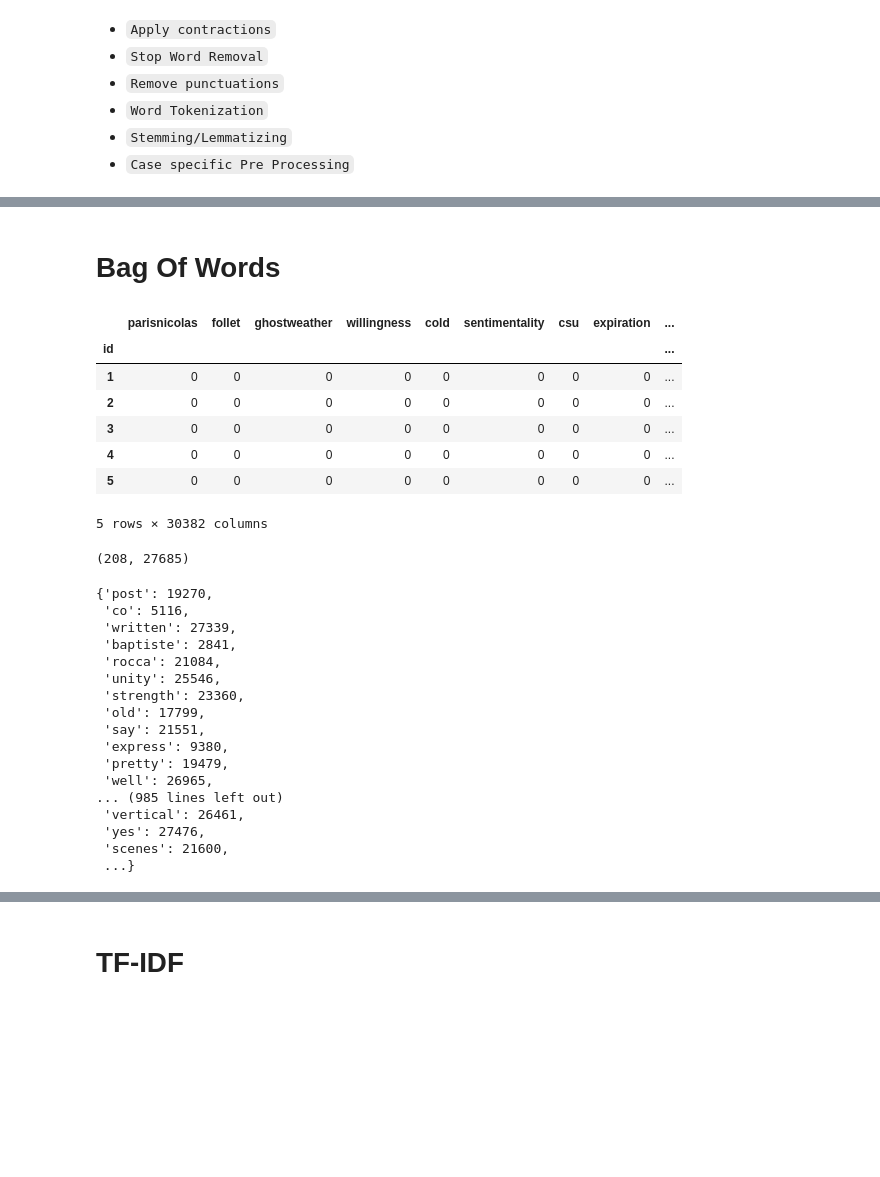
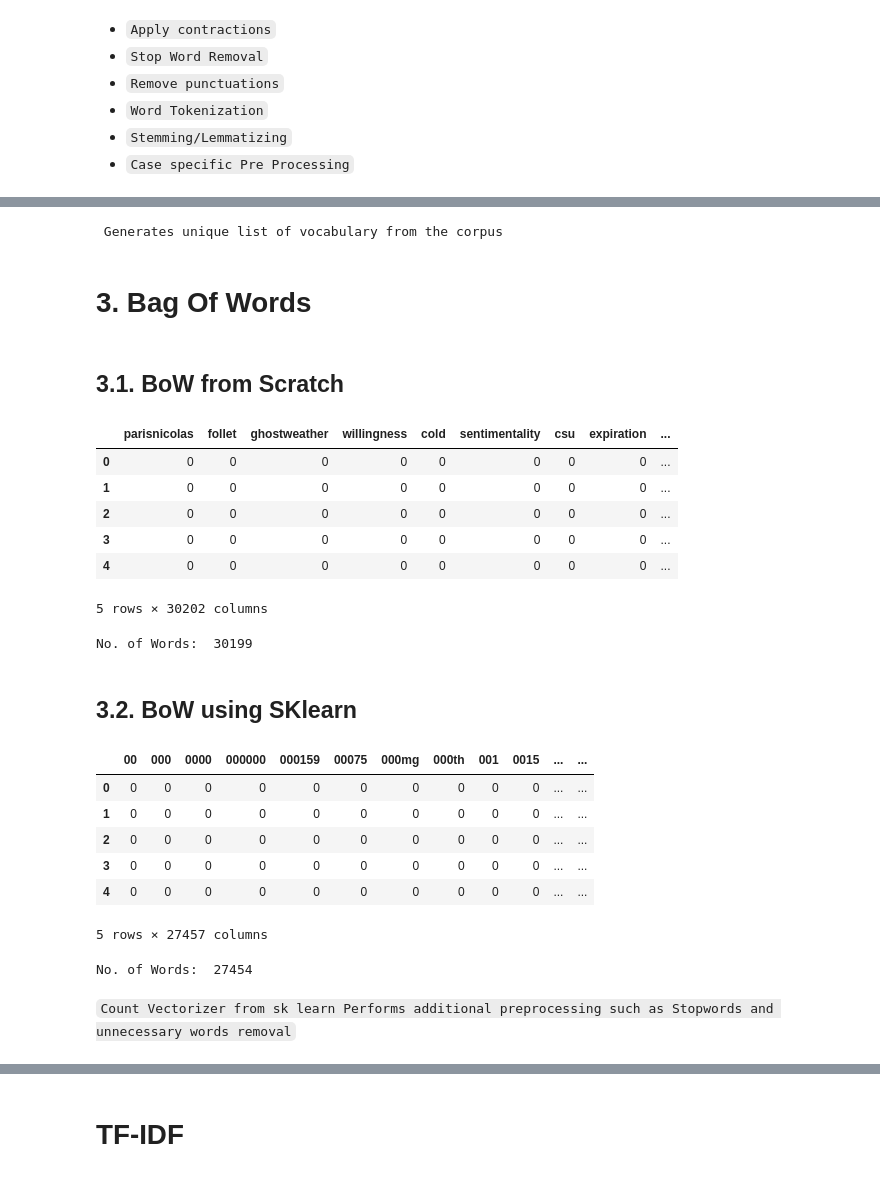
Before and after one commit to muthuganeshece/NLP, a Jupyter notebook: Practise/NLP2.ipynb, the cells around one changed output, grey strips where cells are left out. Drawn from its saved outputs; the diff is of its cells as text; code cells hidden in the pictures; blank space fills up the shorter version.

```diff
--- a/Practise/NLP2.ipynb
+++ b/Practise/NLP2.ipynb
@@ -118,5 +118,0 @@ import contractions
-# %%
-text = '''I'll be there within 5 min. Shouldn't you be there too?
-          I'd love to see u there my dear. It's awesome to meet new friends.
-          We've been waiting for this day for so long.'''
-sw = stopwords.words('english')
@@ -123,5 +121,7 @@ sw = stopwords.words('english')
 # %%
 def PreProcessing(text):
+    text = re.sub(r'https://[^\s\n\r]+', '', text) #Remove links
+    text = re.sub(r'http://[^\s\n\r]+', '', text)
     tokens = word_tokenize(expand_contractions(text))
     word_list = []
     lemma = WordNetLemmatizer()
@@ -153,25 +149,39 @@ data.head()
 # %%
 voc_list = list(set(data[['id', 'text_list']].explode('text_list')['text_list']))
+print('\033[34m', 'Generates unique list of vocabulary from the corpus')
+# %% [output]
+ Generates unique list of vocabulary from the corpus
 # %% [markdown]
-# Bag Of Words
+# 3. Bag Of Words
+# %% [markdown]
+## 3.1. BoW from Scratch
 # %%
 bog = []
 for item in data['text_list']:
     d = dict([(v, 0) for v in voc_list])
     for word in item:
-        d['word'] += 1
+        d[word] += 1
     bog.append(d)
+print('\033[34m', 'Generated Bag of Words from the article text')
 # %%
-bog_df = pd.DataFrame(bog, index = data['id'])
+bog_df = pd.DataFrame(bog)
+bog_df['Article_title'] = data['title']
+bog_df['sub_title'] = data['sub_title']
+bog_df['Article_ID'] = data['id']
 bog_df.head()
 # %% [output]
 |  | parisnicolas | follet | ghostweather | willingness | cold | sentimentality | csu | expiration | ... |
-| id |  |  |  |  |  |  |  |  | ... |
+| 0 | 0 | 0 | 0 | 0 | 0 | 0 | 0 | 0 | ... |
 | 1 | 0 | 0 | 0 | 0 | 0 | 0 | 0 | 0 | ... |
 | 2 | 0 | 0 | 0 | 0 | 0 | 0 | 0 | 0 | ... |
 | 3 | 0 | 0 | 0 | 0 | 0 | 0 | 0 | 0 | ... |
 | 4 | 0 | 0 | 0 | 0 | 0 | 0 | 0 | 0 | ... |
-| 5 | 0 | 0 | 0 | 0 | 0 | 0 | 0 | 0 | ... |
-5 rows × 30382 columns
+5 rows × 30202 columns
+# %%
+print('\033[34m','No. of Words: ', bog_df.shape[1]-3)
+# %% [output]
+No. of Words:  30199
+# %% [markdown]
+## 3.2. BoW using SKlearn
 # %%
 from sklearn.feature_extraction.text import CountVectorizer
@@ -182,24 +192,20 @@ bog_vec = cv.fit_transform(data['text_processed'])
-# %%
-bog_vec.toarray().shape
-# %% [output]
-(208, 27685)
-# %%
-cv.vocabulary_
-# %% [output]
-{'post': 19270,
- 'co': 5116,
- 'written': 27339,
- 'baptiste': 2841,
- 'rocca': 21084,
- 'unity': 25546,
- 'strength': 23360,
- 'old': 17799,
- 'say': 21551,
- 'express': 9380,
- 'pretty': 19479,
- 'well': 26965,
-... (985 lines left out)
- 'vertical': 26461,
- 'yes': 27476,
- 'scenes': 21600,
- ...}
+# %%
+bog_vec_df = pd.DataFrame(data = bog_vec.toarray(), columns = list(cv.get_feature_names_out()))
+bog_vec_df['Article_title'] = data['title']
+bog_vec_df['sub_title'] = data['sub_title']
+bog_vec_df['Article_ID'] = data['id']
+bog_vec_df.head()
+# %% [output]
+|  | 00 | 000 | 0000 | 000000 | 000159 | 00075 | 000mg | 000th | 001 | 0015 | ... | ... |
+| 0 | 0 | 0 | 0 | 0 | 0 | 0 | 0 | 0 | 0 | 0 | ... | ... |
+| 1 | 0 | 0 | 0 | 0 | 0 | 0 | 0 | 0 | 0 | 0 | ... | ... |
+| 2 | 0 | 0 | 0 | 0 | 0 | 0 | 0 | 0 | 0 | 0 | ... | ... |
+| 3 | 0 | 0 | 0 | 0 | 0 | 0 | 0 | 0 | 0 | 0 | ... | ... |
+| 4 | 0 | 0 | 0 | 0 | 0 | 0 | 0 | 0 | 0 | 0 | ... | ... |
+5 rows × 27457 columns
+# %%
+print('No. of Words: ', len(cv.vocabulary_))
+# %% [output]
+No. of Words:  27454
+# %% [markdown]
+`Count Vectorizer from sk learn Performs additional preprocessing such as Stopwords and unnecessary words removal`
```
Also changed, not shown: parts of 56 cells of this notebook, 1 other file.
